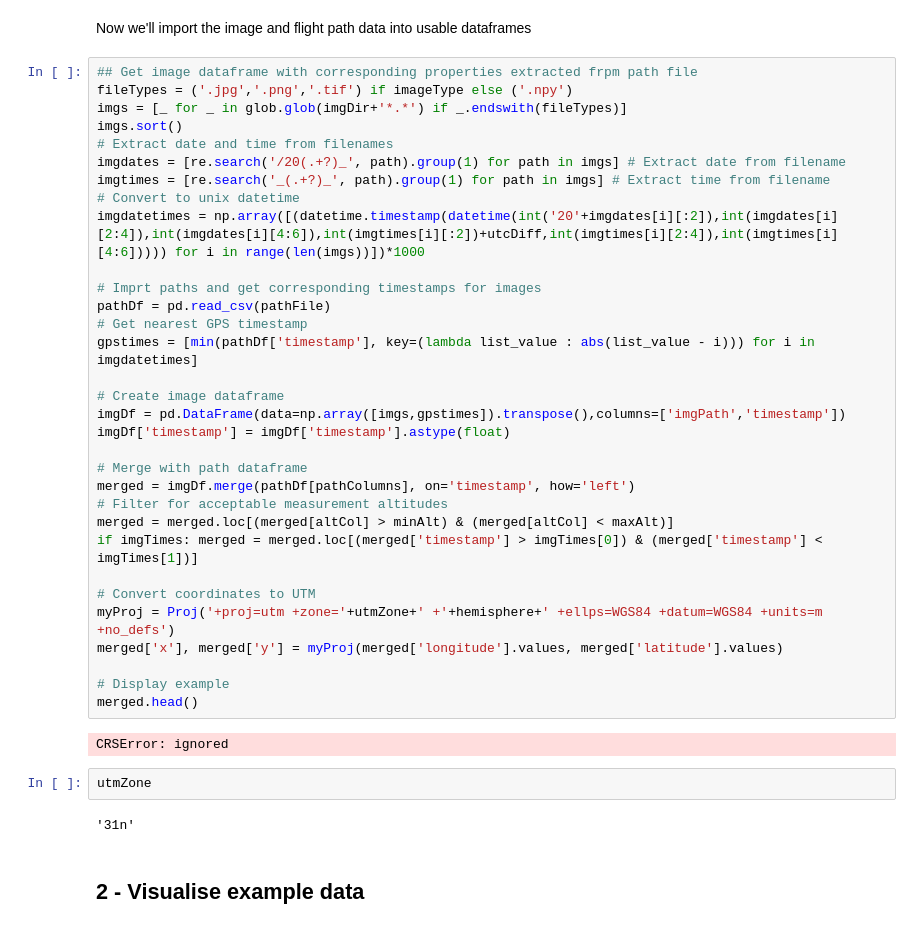
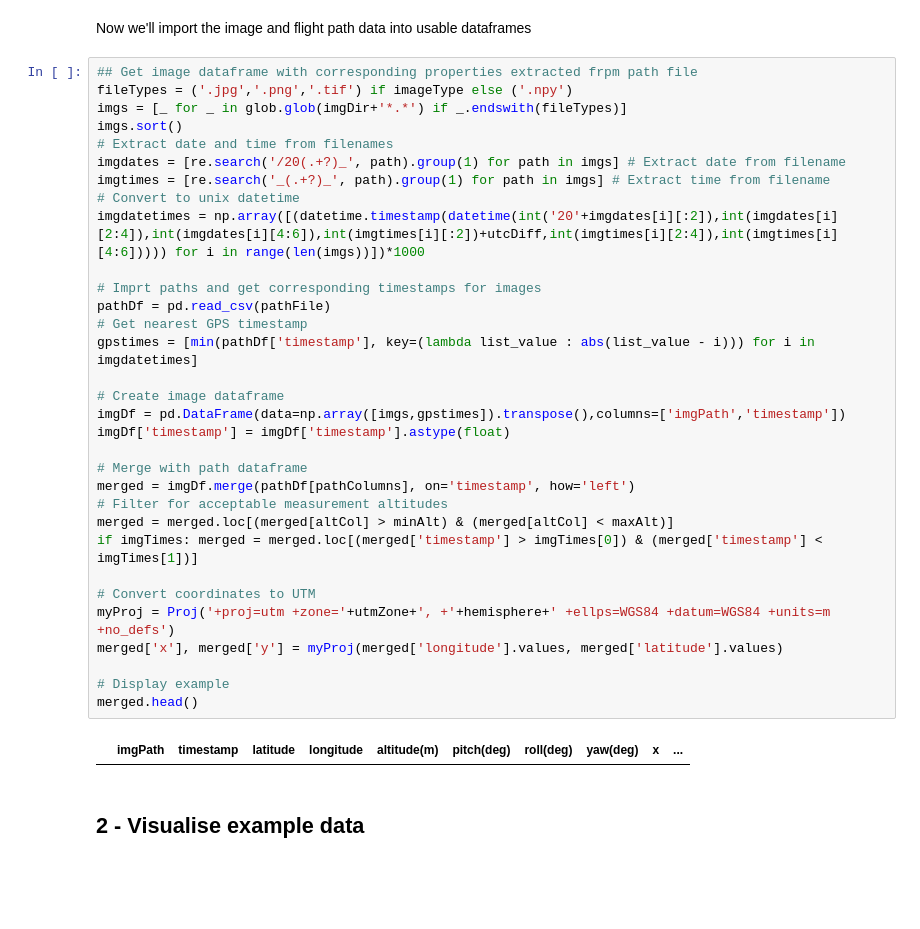
Before and after one commit to luke-scot/s4-thermal, a Jupyter notebook: summary.ipynb, the cells around one changed output. Cells and saved outputs as stored; diff of their text form; blank space fills up the shorter version.

```diff
--- a/summary.ipynb
+++ b/summary.ipynb
@@ -71,39 +70,35 @@ Now we'll import the image and flight path data into usable dataframes
 fileTypes = ('.jpg','.png','.tif') if imageType else ('.npy')
 imgs = [_ for _ in glob.glob(imgDir+'*.*') if _.endswith(fileTypes)]
 imgs.sort()
 # Extract date and time from filenames
 imgdates = [re.search('/20(.+?)_', path).group(1) for path in imgs] # Extract date from filename
 imgtimes = [re.search('_(.+?)_', path).group(1) for path in imgs] # Extract time from filename
 # Convert to unix datetime
 imgdatetimes = np.array([(datetime.timestamp(datetime(int('20'+imgdates[i][:2]),int(imgdates[i][2:4]),int(imgdates[i][4:6]),int(imgtimes[i][:2])+utcDiff,int(imgtimes[i][2:4]),int(imgtimes[i][4:6])))) for i in range(len(imgs))])*1000
 
 # Imprt paths and get corresponding timestamps for images
 pathDf = pd.read_csv(pathFile)
 # Get nearest GPS timestamp
 gpstimes = [min(pathDf['timestamp'], key=(lambda list_value : abs(list_value - i))) for i in imgdatetimes]
 
 # Create image dataframe
 imgDf = pd.DataFrame(data=np.array([imgs,gpstimes]).transpose(),columns=['imgPath','timestamp'])
 imgDf['timestamp'] = imgDf['timestamp'].astype(float)
 
 # Merge with path dataframe
 merged = imgDf.merge(pathDf[pathColumns], on='timestamp', how='left')
 # Filter for acceptable measurement altitudes
 merged = merged.loc[(merged[altCol] > minAlt) & (merged[altCol] < maxAlt)]
 if imgTimes: merged = merged.loc[(merged['timestamp'] > imgTimes[0]) & (merged['timestamp'] < imgTimes[1])]
 
 # Convert coordinates to UTM
-myProj = Proj('+proj=utm +zone='+utmZone+' +'+hemisphere+' +ellps=WGS84 +datum=WGS84 +units=m +no_defs')
+myProj = Proj('+proj=utm +zone='+utmZone+', +'+hemisphere+' +ellps=WGS84 +datum=WGS84 +units=m +no_defs')
 merged['x'], merged['y'] = myProj(merged['longitude'].values, merged['latitude'].values)
 
 # Display example
 merged.head()
 # %% [output]
-CRSError: ignored
+|  | imgPath | timestamp | latitude | longitude | altitude(m) | pitch(deg) | roll(deg) | yaw(deg) | x | ... |
-# %%
-utmZone
-# %% [output]
-'31n'
 # %% [markdown]
 ## 2 - Visualise example data
 # %% [markdown]
```
Also changed, not shown: parts of 3 cells of this notebook.
